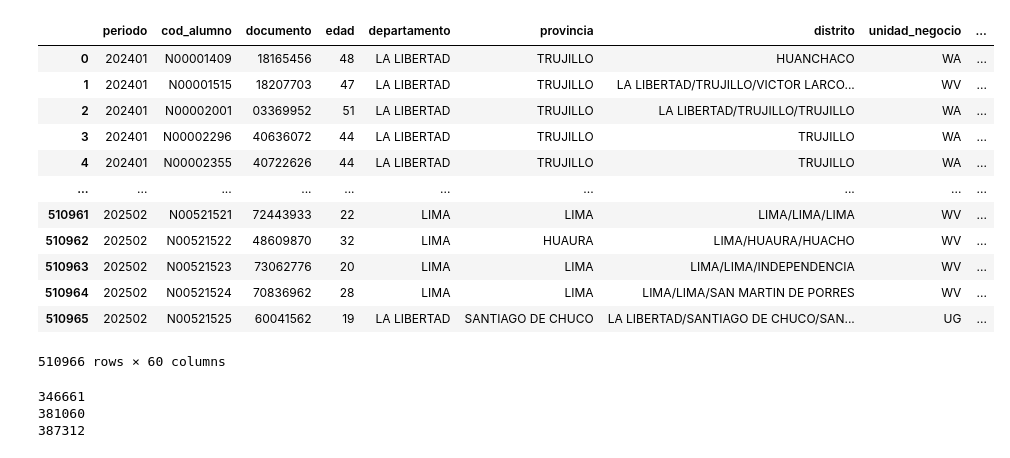
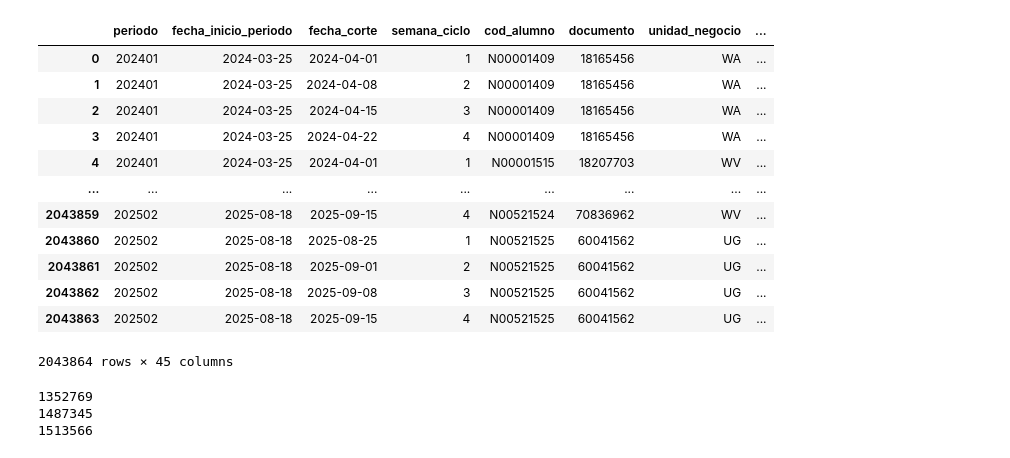
Before and after one commit to lrte-coe-data-analytics/modelo-zombies, a Jupyter notebook: notebooks/cruce.ipynb, the cells around one changed output. Drawn from its saved outputs; the diff is of its cells as text; code cells hidden in the pictures.

```diff
--- a/notebooks/cruce.ipynb
+++ b/notebooks/cruce.ipynb
@@ -14,35 +14,35 @@ import re
 pd.set_option('display.max_columns', None)
 # %%
 ruta_crm = '../output/ds_crm.parquet'
-ruta_matricula = '../output/ds_matricula.parquet'
+ruta_fs = '../output/ds_fs.parquet'
 # %%
 df_crm = pd.read_parquet( ruta_crm )
 
-df_matricula = pd.read_parquet( ruta_matricula )
+df_fs = pd.read_parquet( ruta_fs )
 
-df = pd.merge( df_matricula , df_crm[ ~df_crm['cod_alumno'].isna() ].drop( 'documento' , axis = 1 ) , how = 'left' , on = [ 'periodo' , 'cod_alumno' ] )
-df = pd.merge( df , df_crm[ ~df_crm['documento'].isna() ].drop( 'cod_alumno' , axis = 1 ) , how = 'left' , on = [ 'periodo' , 'documento' ] )
+df = pd.merge( df_fs , df_crm[ ~df_crm['cod_alumno'].isna() ].drop( 'documento' , axis = 1 ) , how = 'left' , on = [ 'periodo' , 'fecha_corte' , 'cod_alumno' ] )
+df = pd.merge( df , df_crm[ ~df_crm['documento'].isna() ].drop( 'cod_alumno' , axis = 1 ) , how = 'left' , on = [ 'periodo' , 'fecha_corte' , 'documento' ] )
 
 df
 # %% [output]
-|  | periodo | cod_alumno | documento | edad | departamento | provincia | distrito | unidad_negocio | ... |
-| 0 | 202401 | N00001409 | 18165456 | 48 | LA LIBERTAD | TRUJILLO | HUANCHACO | WA | ... |
-| 1 | 202401 | N00001515 | 18207703 | 47 | LA LIBERTAD | TRUJILLO | LA LIBERTAD/TRUJILLO/VICTOR LARCO... | WV | ... |
-| 2 | 202401 | N00002001 | 03369952 | 51 | LA LIBERTAD | TRUJILLO | LA LIBERTAD/TRUJILLO/TRUJILLO | WA | ... |
-| 3 | 202401 | N00002296 | 40636072 | 44 | LA LIBERTAD | TRUJILLO | TRUJILLO | WA | ... |
-| 4 | 202401 | N00002355 | 40722626 | 44 | LA LIBERTAD | TRUJILLO | TRUJILLO | WA | ... |
-| ... | ... | ... | ... | ... | ... | ... | ... | ... | ... |
-| 510961 | 202502 | N00521521 | 72443933 | 22 | LIMA | LIMA | LIMA/LIMA/LIMA | WV | ... |
-| 510962 | 202502 | N00521522 | 48609870 | 32 | LIMA | HUAURA | LIMA/HUAURA/HUACHO | WV | ... |
-| 510963 | 202502 | N00521523 | 73062776 | 20 | LIMA | LIMA | LIMA/LIMA/INDEPENDENCIA | WV | ... |
-| 510964 | 202502 | N00521524 | 70836962 | 28 | LIMA | LIMA | LIMA/LIMA/SAN MARTIN DE PORRES | WV | ... |
-| 510965 | 202502 | N00521525 | 60041562 | 19 | LA LIBERTAD | SANTIAGO DE CHUCO | LA LIBERTAD/SANTIAGO DE CHUCO/SAN... | UG | ... |
+|  | periodo | fecha_inicio_periodo | fecha_corte | semana_ciclo | cod_alumno | documento | unidad_negocio | ... |
+| 0 | 202401 | 2024-03-25 | 2024-04-01 | 1 | N00001409 | 18165456 | WA | ... |
+| 1 | 202401 | 2024-03-25 | 2024-04-08 | 2 | N00001409 | 18165456 | WA | ... |
+| 2 | 202401 | 2024-03-25 | 2024-04-15 | 3 | N00001409 | 18165456 | WA | ... |
+| 3 | 202401 | 2024-03-25 | 2024-04-22 | 4 | N00001409 | 18165456 | WA | ... |
+| 4 | 202401 | 2024-03-25 | 2024-04-01 | 1 | N00001515 | 18207703 | WV | ... |
+| ... | ... | ... | ... | ... | ... | ... | ... | ... |
+| 2043859 | 202502 | 2025-08-18 | 2025-09-15 | 4 | N00521524 | 70836962 | WV | ... |
+| 2043860 | 202502 | 2025-08-18 | 2025-08-25 | 1 | N00521525 | 60041562 | UG | ... |
+| 2043861 | 202502 | 2025-08-18 | 2025-09-01 | 2 | N00521525 | 60041562 | UG | ... |
+| 2043862 | 202502 | 2025-08-18 | 2025-09-08 | 3 | N00521525 | 60041562 | UG | ... |
+| 2043863 | 202502 | 2025-08-18 | 2025-09-15 | 4 | N00521525 | 60041562 | UG | ... |
-510966 rows × 60 columns
+2043864 rows × 45 columns
 # %%
-print(len( df[ ( ~df['cant_lead_ids_x'].isna() ) ] ))
-print(len( df[ ( ~df['cant_lead_ids_y'].isna() ) ] ))
-print(len( df[ ( ~df['cant_lead_ids_x'].isna() ) | ( ~df['cant_lead_ids_y'].isna() ) ] ))
+print(len( df[ ( ~df['tiempo_vida_lead_x'].isna() ) ] ))
+print(len( df[ ( ~df['tiempo_vida_lead_y'].isna() ) ] ))
+print(len( df[ ( ~df['tiempo_vida_lead_x'].isna() ) | ( ~df['tiempo_vida_lead_y'].isna() ) ] ))
 # %% [output]
-346661
-381060
-387312
+1352769
+1487345
+1513566
```
Also changed, not shown: 3 other files.
